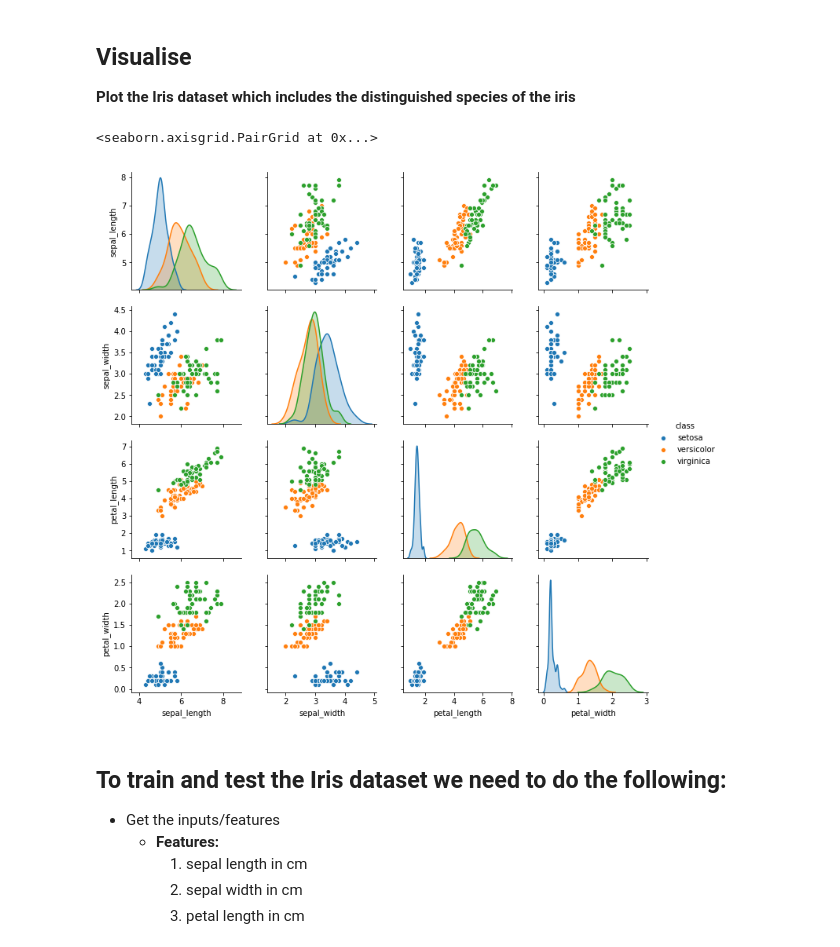
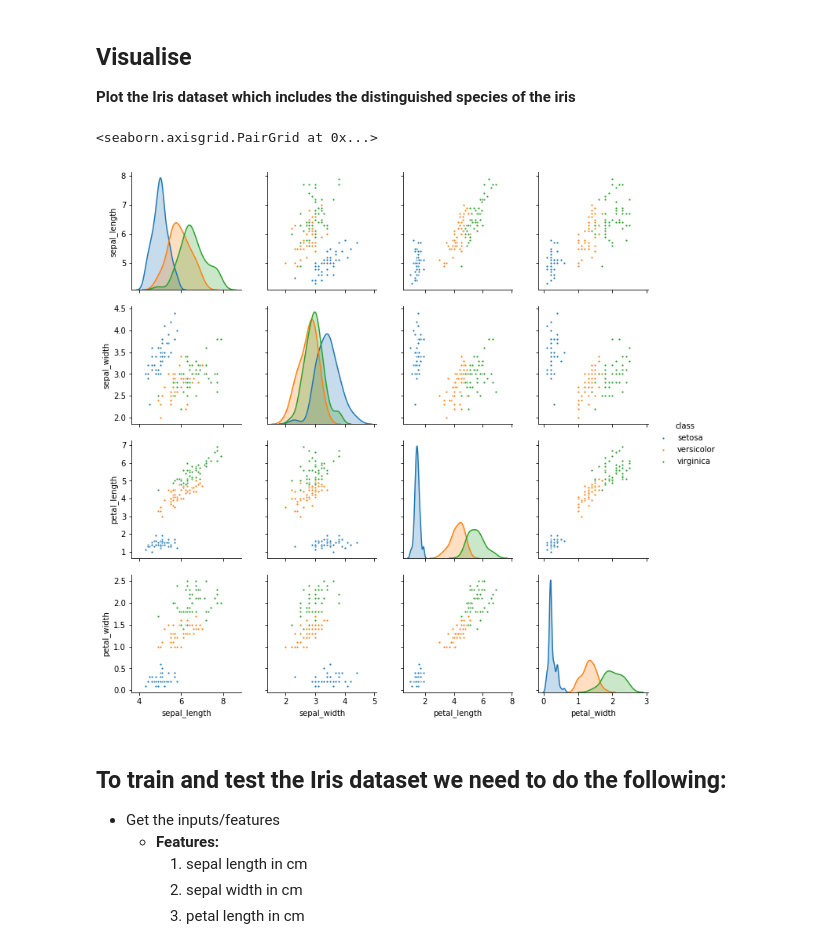
Before and after one commit to cristina1997/Emerging_Technologies_Project, a Jupyter notebook: 2.Iris-Dataset-Notebook/iris-dataset-notebook.ipynb, the cells around one changed output. Saved outputs shown, nothing was run; the diff lists cells and outputs as text; code cells hidden in the pictures.

```diff
--- a/2.Iris-Dataset-Notebook/iris-dataset-notebook.ipynb
+++ b/2.Iris-Dataset-Notebook/iris-dataset-notebook.ipynb
@@ -126,10 +126,10 @@ Name: class, dtype: int64
 **Plot the Iris dataset which includes the distinguished species of the iris**
 # %%
 # Show the iris dataset using pairplot
-sns.pairplot(dataset, hue='class', markers='o')
+sns.pairplot(dataset, hue='class', markers='.')
 # %% [output]
 <seaborn.axisgrid.PairGrid at 0x...>
-[figure, old version]
+[figure, new version]
 # %% [markdown]
 ## To train and test the Iris dataset we need to do the following:
 
```
Also changed, not shown: parts of 8 cells of this notebook.
